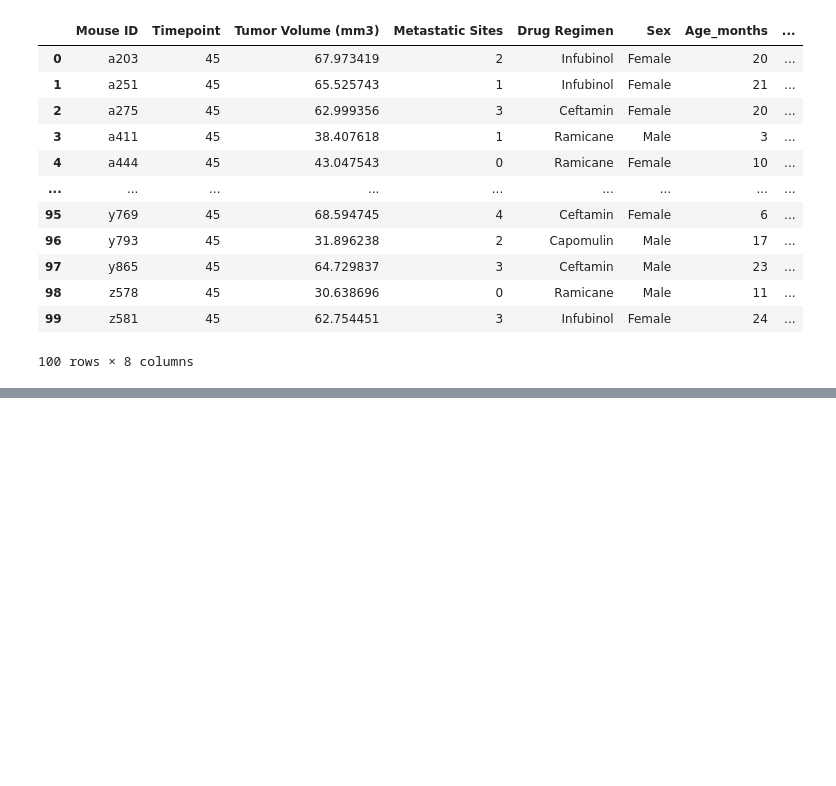
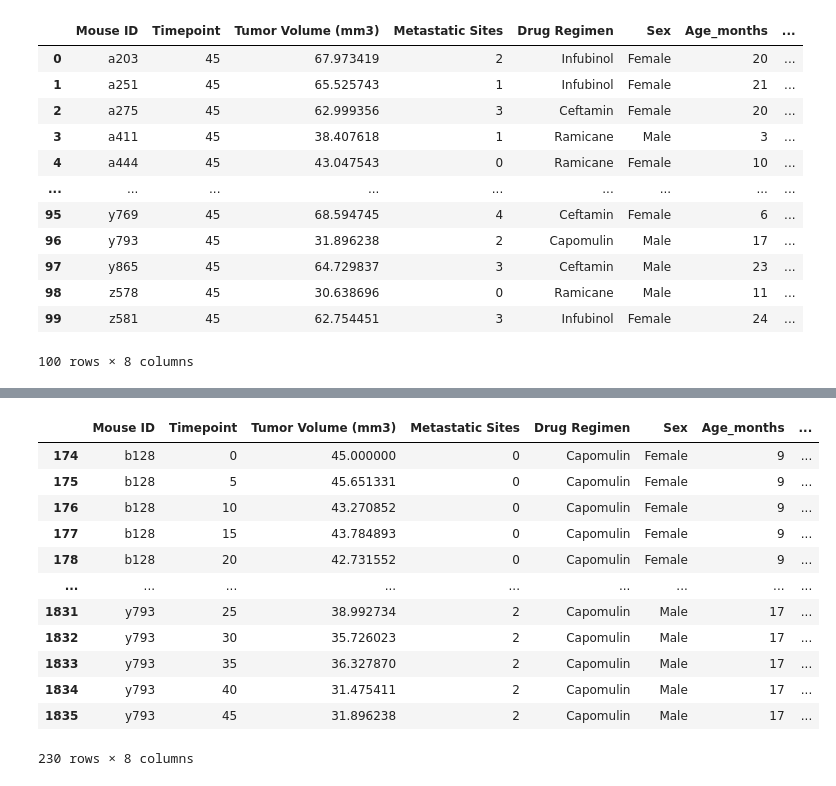
Before and after one commit to M0ther0fGingers/Pymaceuticals, a Jupyter notebook: Pymaceuticals/Pymaceuticals.ipynb, the cells around one changed output, grey strips where cells are left out. Cells and saved outputs as stored; diff of their text form; code cells hidden in the pictures; blank space fills up the shorter version.

```diff
--- a/Pymaceuticals/Pymaceuticals.ipynb
+++ b/Pymaceuticals/Pymaceuticals.ipynb
@@ -388,0 +411,18 @@ capomulin
+# %%
+# Generate a scatter plot of mouse weight vs. the average observed tumor volume for the entire Capomulin regimen
+capomulin = study_data[study_data["Drug Regimen"] == "Capomulin"]
+capomulin
+# %% [output]
+|  | Mouse ID | Timepoint | Tumor Volume (mm3) | Metastatic Sites | Drug Regimen | Sex | Age_months | ... |
+| 174 | b128 | 0 | 45.000000 | 0 | Capomulin | Female | 9 | ... |
+| 175 | b128 | 5 | 45.651331 | 0 | Capomulin | Female | 9 | ... |
+| 176 | b128 | 10 | 43.270852 | 0 | Capomulin | Female | 9 | ... |
+| 177 | b128 | 15 | 43.784893 | 0 | Capomulin | Female | 9 | ... |
+| 178 | b128 | 20 | 42.731552 | 0 | Capomulin | Female | 9 | ... |
+| ... | ... | ... | ... | ... | ... | ... | ... | ... |
+| 1831 | y793 | 25 | 38.992734 | 2 | Capomulin | Male | 17 | ... |
+| 1832 | y793 | 30 | 35.726023 | 2 | Capomulin | Male | 17 | ... |
+| 1833 | y793 | 35 | 36.327870 | 2 | Capomulin | Male | 17 | ... |
+| 1834 | y793 | 40 | 31.475411 | 2 | Capomulin | Male | 17 | ... |
+| 1835 | y793 | 45 | 31.896238 | 2 | Capomulin | Male | 17 | ... |
+230 rows × 8 columns
```
Also changed, not shown: parts of 8 cells of this notebook.
